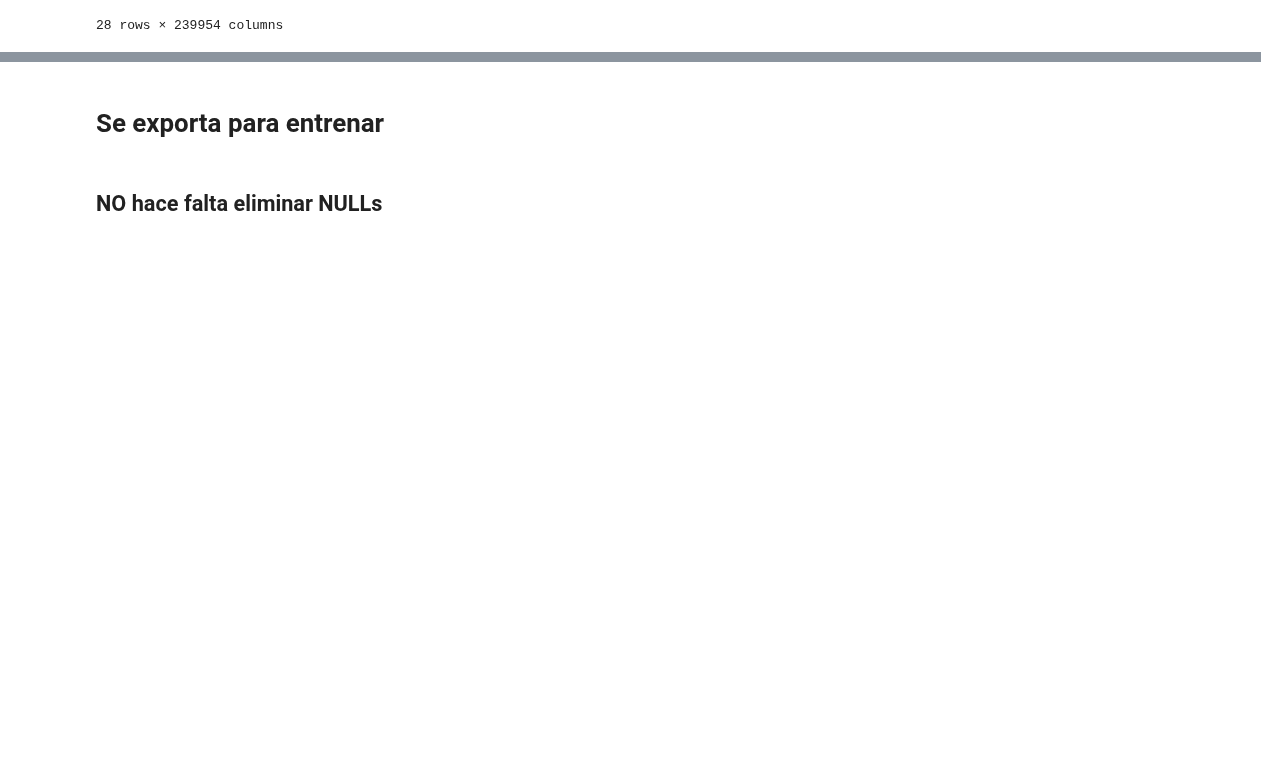
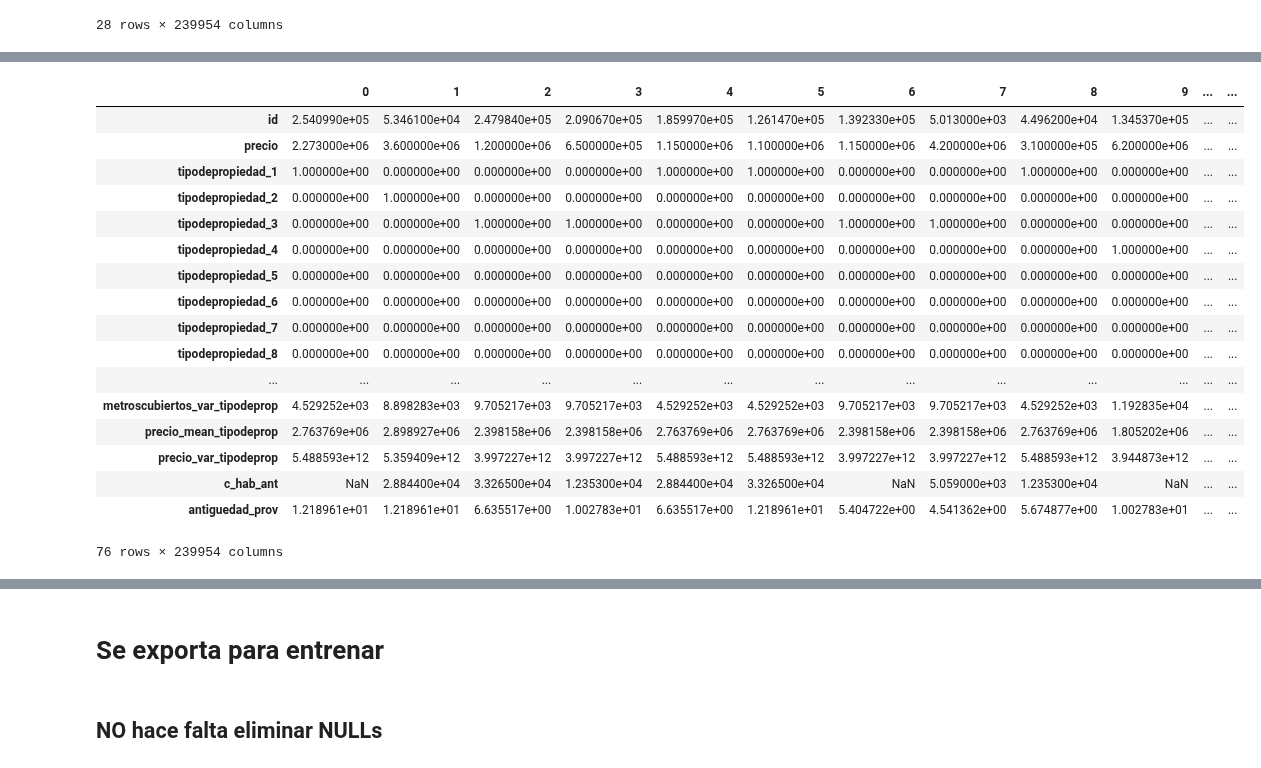
Before and after one commit to Alaneta/Datacones, a Jupyter notebook: tp2/1_Features_XG.ipynb, the cells around one changed output, grey strips where cells are left out. Cells and saved outputs as stored; diff of their text form; code cells hidden in the pictures; blank space fills up the shorter version.

Commit message:
feature antiguedad por provincia

```diff
--- a/tp2/1_Features_XG.ipynb
+++ b/tp2/1_Features_XG.ipynb
@@ -826,3 +826,5 @@ def merge_df(df_to_use, on_feature,how_feature):
 # %%
 df = data.groupby(by = 'provincia').agg({'antiguedad':'mean'}).reset_index()
 df.sort_values(['antiguedad'], ascending = False, inplace = True)
+df=df.rename(columns={"antiguedad":"antiguedad_prov"})
+df.head()
@@ -829,4 +838,4 @@ df.sort_values(['antiguedad'], ascending = False, inplace = True)
 # %%
-test_set = test_set.merge(data[['id','provincia']],on='id',how='inner')
-test_set.transpose()
+data = data.merge(df,on='provincia',how='inner')
+data.transpose()
 # %% [output]
@@ -854,0 +860,24 @@ merge_df(df, 'provincia', 'left')
+# %%
+train_set = train_set.merge(data[['id','antiguedad_prov']], on = 'id', how = 'left')
+test_set = test_set.merge(data[['id','antiguedad_prov']], on = 'id', how = 'left')
+# %%
+train_set.transpose()
+# %% [output]
+|  | 0 | 1 | 2 | 3 | 4 | 5 | 6 | 7 | 8 | 9 | ... | ... |
+| id | 2.540990e+05 | 5.346100e+04 | 2.479840e+05 | 2.090670e+05 | 1.859970e+05 | 1.261470e+05 | 1.392330e+05 | 5.013000e+03 | 4.496200e+04 | 1.345370e+05 | ... | ... |
+| precio | 2.273000e+06 | 3.600000e+06 | 1.200000e+06 | 6.500000e+05 | 1.150000e+06 | 1.100000e+06 | 1.150000e+06 | 4.200000e+06 | 3.100000e+05 | 6.200000e+06 | ... | ... |
+| tipodepropiedad_1 | 1.000000e+00 | 0.000000e+00 | 0.000000e+00 | 0.000000e+00 | 1.000000e+00 | 1.000000e+00 | 0.000000e+00 | 0.000000e+00 | 1.000000e+00 | 0.000000e+00 | ... | ... |
+| tipodepropiedad_2 | 0.000000e+00 | 1.000000e+00 | 0.000000e+00 | 0.000000e+00 | 0.000000e+00 | 0.000000e+00 | 0.000000e+00 | 0.000000e+00 | 0.000000e+00 | 0.000000e+00 | ... | ... |
+| tipodepropiedad_3 | 0.000000e+00 | 0.000000e+00 | 1.000000e+00 | 1.000000e+00 | 0.000000e+00 | 0.000000e+00 | 1.000000e+00 | 1.000000e+00 | 0.000000e+00 | 0.000000e+00 | ... | ... |
+| tipodepropiedad_4 | 0.000000e+00 | 0.000000e+00 | 0.000000e+00 | 0.000000e+00 | 0.000000e+00 | 0.000000e+00 | 0.000000e+00 | 0.000000e+00 | 0.000000e+00 | 1.000000e+00 | ... | ... |
+| tipodepropiedad_5 | 0.000000e+00 | 0.000000e+00 | 0.000000e+00 | 0.000000e+00 | 0.000000e+00 | 0.000000e+00 | 0.000000e+00 | 0.000000e+00 | 0.000000e+00 | 0.000000e+00 | ... | ... |
+| tipodepropiedad_6 | 0.000000e+00 | 0.000000e+00 | 0.000000e+00 | 0.000000e+00 | 0.000000e+00 | 0.000000e+00 | 0.000000e+00 | 0.000000e+00 | 0.000000e+00 | 0.000000e+00 | ... | ... |
+| tipodepropiedad_7 | 0.000000e+00 | 0.000000e+00 | 0.000000e+00 | 0.000000e+00 | 0.000000e+00 | 0.000000e+00 | 0.000000e+00 | 0.000000e+00 | 0.000000e+00 | 0.000000e+00 | ... | ... |
+| tipodepropiedad_8 | 0.000000e+00 | 0.000000e+00 | 0.000000e+00 | 0.000000e+00 | 0.000000e+00 | 0.000000e+00 | 0.000000e+00 | 0.000000e+00 | 0.000000e+00 | 0.000000e+00 | ... | ... |
+| ... | ... | ... | ... | ... | ... | ... | ... | ... | ... | ... | ... | ... |
+| metroscubiertos_var_tipodeprop | 4.529252e+03 | 8.898283e+03 | 9.705217e+03 | 9.705217e+03 | 4.529252e+03 | 4.529252e+03 | 9.705217e+03 | 9.705217e+03 | 4.529252e+03 | 1.192835e+04 | ... | ... |
+| precio_mean_tipodeprop | 2.763769e+06 | 2.898927e+06 | 2.398158e+06 | 2.398158e+06 | 2.763769e+06 | 2.763769e+06 | 2.398158e+06 | 2.398158e+06 | 2.763769e+06 | 1.805202e+06 | ... | ... |
+| precio_var_tipodeprop | 5.488593e+12 | 5.359409e+12 | 3.997227e+12 | 3.997227e+12 | 5.488593e+12 | 5.488593e+12 | 3.997227e+12 | 3.997227e+12 | 5.488593e+12 | 3.944873e+12 | ... | ... |
+| c_hab_ant | NaN | 2.884400e+04 | 3.326500e+04 | 1.235300e+04 | 2.884400e+04 | 3.326500e+04 | NaN | 5.059000e+03 | 1.235300e+04 | NaN | ... | ... |
+| antiguedad_prov | 1.218961e+01 | 1.218961e+01 | 6.635517e+00 | 1.002783e+01 | 6.635517e+00 | 1.218961e+01 | 5.404722e+00 | 4.541362e+00 | 5.674877e+00 | 1.002783e+01 | ... | ... |
+76 rows × 239954 columns
```
Also changed, not shown: parts of 8 cells of this notebook, 1 other file.
